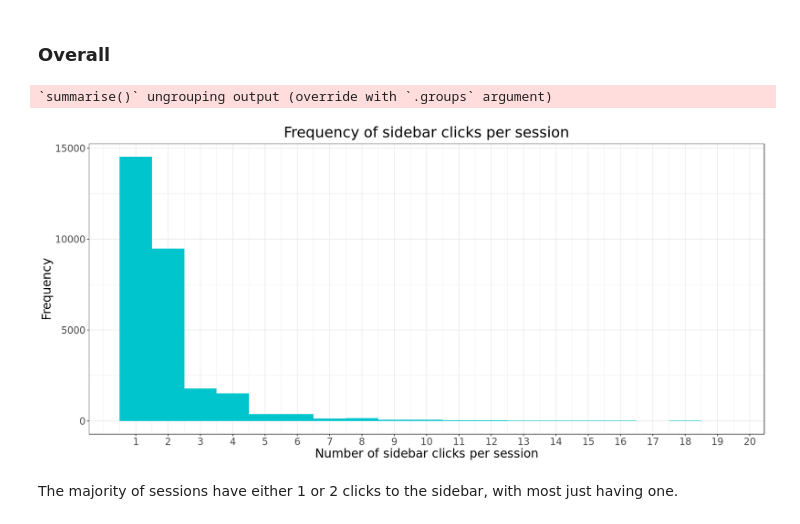
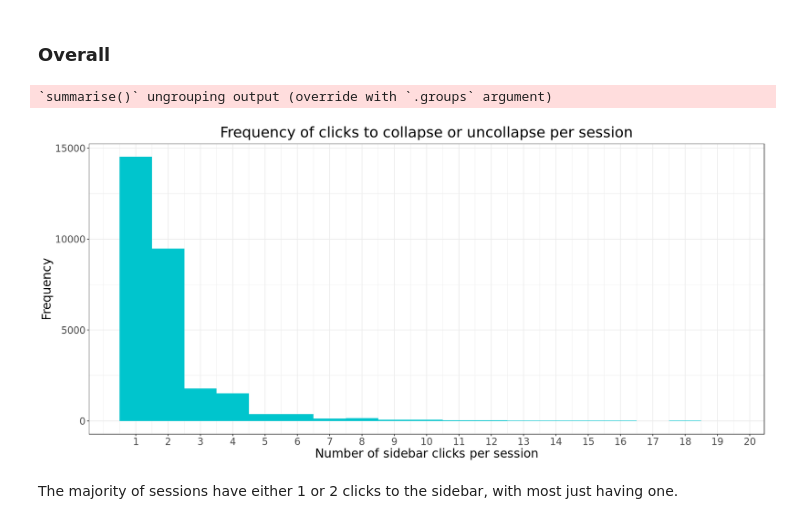
Before and after one commit to wikimedia-research/Collapsible-Sidebar-Analysis, a Jupyter notebook: Collapsible-sidebar-usage-analysis.ipynb, the cells around one changed output. Cells and saved outputs as stored; diff of their text form; code cells hidden in the pictures.

```diff
--- a/Collapsible-sidebar-usage-analysis.ipynb
+++ b/Collapsible-sidebar-usage-analysis.ipynb
@@ -544,26 +544,26 @@ Since the sidebar status is preserved for logged-in users across sessions, there
 # %%
 # Chart histogram showing frequency of clicks per session
 
 p <- sidebar_clicks %>%
     group_by(session)%>%
     summarize(sidebar_clicks = sum(events)) %>%
 # removing sessions with over 20 clicks for visibility
     filter(sidebar_clicks < 20) %>%
     ggplot(aes(x= sidebar_clicks)) +
         geom_histogram(binwidth = 1, fill = 'turquoise3') +
         scale_y_continuous("Frequency") +
         scale_x_continuous("Number of sidebar clicks per session", breaks = seq(1,20,1)) +
-        labs(title = "Frequency of sidebar clicks per session")  +
+        labs(title = "Frequency of clicks to collapse or uncollapse per session")  +
         theme_bw() +
         theme(
         plot.title = element_text(hjust = 0.5),
         text = element_text(size=18))
 p
 
 ggsave("Figures/sidebar_click_frequency.png", p, width = 16, height = 8, units = "in", dpi = 300)
 # %% [output]
 `summarise()` ungrouping output (override with `.groups` argument)
-[figure, old version]
+[figure, new version]
 # %% [markdown]
 The majority of sessions have either 1 or 2 clicks to the sidebar, with most just having one.
 # %% [markdown]
```
Also changed, not shown: parts of 13 cells of this notebook, 4 other files.
